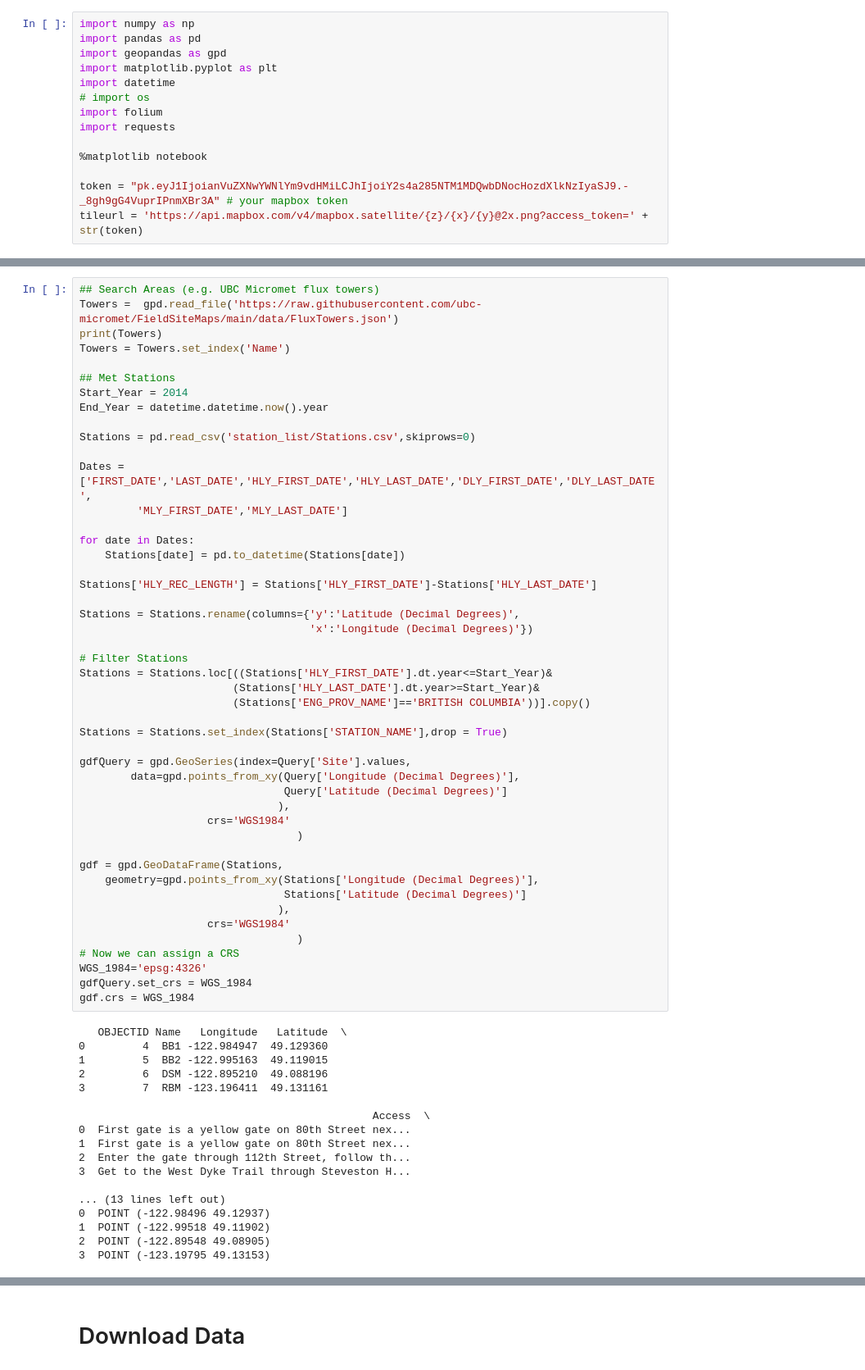
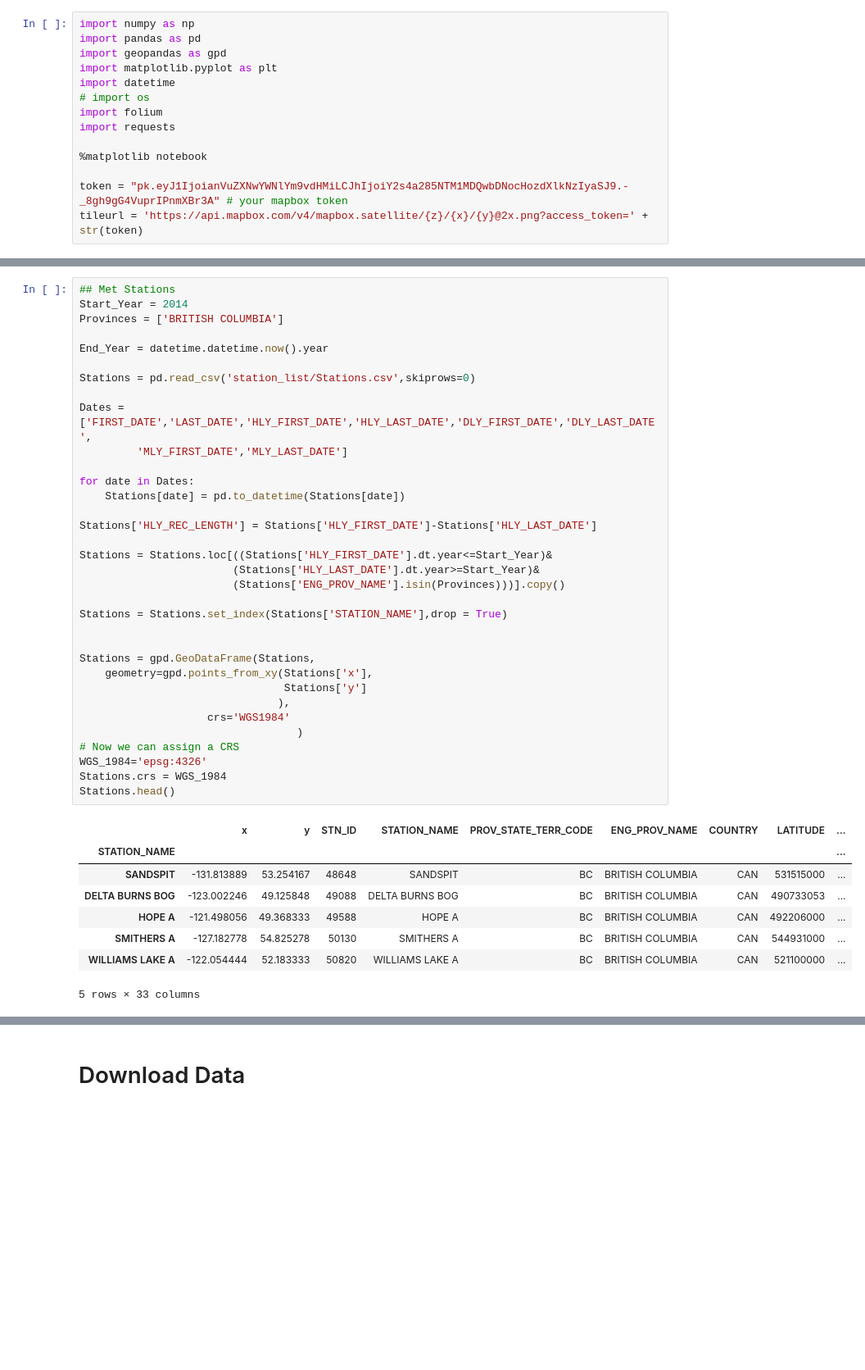
Before and after one commit to June-Skeeter/CA_wxData_Download, a Jupyter notebook: Download Hourly Canadian Weather Data.ipynb, the cells around one changed output, grey strips where cells are left out. Shown at 82% size. Saved outputs shown, nothing was run; the diff lists cells and outputs as text; blank space fills up the shorter version.

```diff
--- a/Download Hourly Canadian Weather Data.ipynb
+++ b/Download Hourly Canadian Weather Data.ipynb
@@ -27,67 +40,45 @@ tileurl = 'https://api.mapbox.com/v4/mapbox.satellite/{z}/{x}/{y}@2x.png?access_
 # %%
-## Search Areas (e.g. UBC Micromet flux towers)
-Towers =  gpd.read_file('https://raw.githubusercontent.com/ubc-micromet/FieldSiteMaps/main/data/FluxTowers.json')
-print(Towers)
-Towers = Towers.set_index('Name')
-
 ## Met Stations
 Start_Year = 2014
+Provinces = ['BRITISH COLUMBIA']
+
 End_Year = datetime.datetime.now().year
 
 Stations = pd.read_csv('station_list/Stations.csv',skiprows=0)
 
 Dates = ['FIRST_DATE','LAST_DATE','HLY_FIRST_DATE','HLY_LAST_DATE','DLY_FIRST_DATE','DLY_LAST_DATE',
          'MLY_FIRST_DATE','MLY_LAST_DATE']
 
 for date in Dates:
     Stations[date] = pd.to_datetime(Stations[date])
 
 Stations['HLY_REC_LENGTH'] = Stations['HLY_FIRST_DATE']-Stations['HLY_LAST_DATE']
 
-Stations = Stations.rename(columns={'y':'Latitude (Decimal Degrees)',
-                                    'x':'Longitude (Decimal Degrees)'})
-
-# Filter Stations
 Stations = Stations.loc[((Stations['HLY_FIRST_DATE'].dt.year<=Start_Year)&
                         (Stations['HLY_LAST_DATE'].dt.year>=Start_Year)&
-                        (Stations['ENG_PROV_NAME']=='BRITISH COLUMBIA'))].copy()
+                        (Stations['ENG_PROV_NAME'].isin(Provinces)))].copy()
 
 Stations = Stations.set_index(Stations['STATION_NAME'],drop = True)
 
-gdfQuery = gpd.GeoSeries(index=Query['Site'].values,
-        data=gpd.points_from_xy(Query['Longitude (Decimal Degrees)'],
-                                Query['Latitude (Decimal Degrees)']
-                               ),
-                    crs='WGS1984'
-                                  )
 
-gdf = gpd.GeoDataFrame(Stations,
-    geometry=gpd.points_from_xy(Stations['Longitude (Decimal Degrees)'],
-                                Stations['Latitude (Decimal Degrees)']
+Stations = gpd.GeoDataFrame(Stations,
+    geometry=gpd.points_from_xy(Stations['x'],
+                                Stations['y']
                                ),
                     crs='WGS1984'
                                   )
 # Now we can assign a CRS
 WGS_1984='epsg:4326'
-gdfQuery.set_crs = WGS_1984
-gdf.crs = WGS_1984
+Stations.crs = WGS_1984
+Stations.head()
 # %% [output]
+|  | x | y | STN_ID | STATION_NAME | PROV_STATE_TERR_CODE | ENG_PROV_NAME | COUNTRY | LATITUDE | ... |
+| STATION_NAME |  |  |  |  |  |  |  |  | ... |
+| SANDSPIT | -131.813889 | 53.254167 | 48648 | SANDSPIT | BC | BRITISH COLUMBIA | CAN | 531515000 | ... |
+| DELTA BURNS BOG | -123.002246 | 49.125848 | 49088 | DELTA BURNS BOG | BC | BRITISH COLUMBIA | CAN | 490733053 | ... |
+| HOPE A | -121.498056 | 49.368333 | 49588 | HOPE A | BC | BRITISH COLUMBIA | CAN | 492206000 | ... |
+| SMITHERS A | -127.182778 | 54.825278 | 50130 | SMITHERS A | BC | BRITISH COLUMBIA | CAN | 544931000 | ... |
+| WILLIAMS LAKE A | -122.054444 | 52.183333 | 50820 | WILLIAMS LAKE A | BC | BRITISH COLUMBIA | CAN | 521100000 | ... |
-   OBJECTID Name   Longitude   Latitude  \
-0         4  BB1 -122.984947  49.129360
-1         5  BB2 -122.995163  49.119015
-2         6  DSM -122.895210  49.088196
-3         7  RBM -123.196411  49.131161
-
-                                              Access  \
-0  First gate is a yellow gate on 80th Street nex...
-1  First gate is a yellow gate on 80th Street nex...
-2  Enter the gate through 112th Street, follow th...
-3  Get to the West Dyke Trail through Steveston H...
-
-... (13 lines left out)
-0  POINT (-122.98496 49.12937)
-1  POINT (-122.99518 49.11902)
-2  POINT (-122.89548 49.08905)
-3  POINT (-123.19795 49.13153)
+5 rows × 33 columns
 # %% [markdown]
 # Reproject, Buffer by Radius, and Search
```
Also changed, not shown: parts of 8 cells of this notebook.
